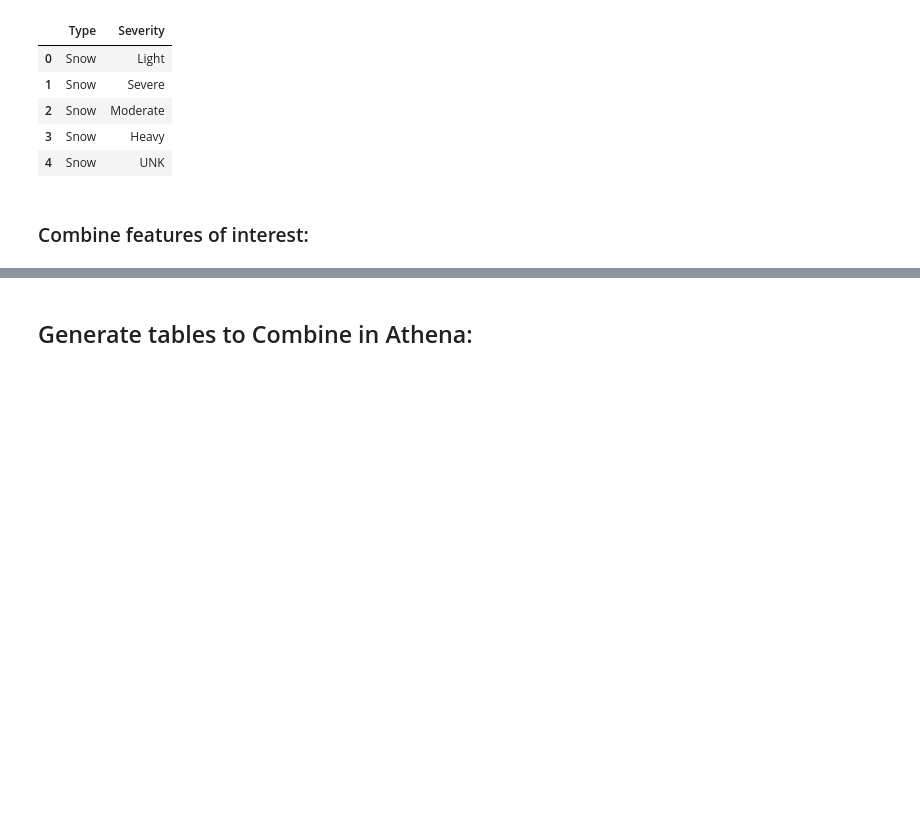
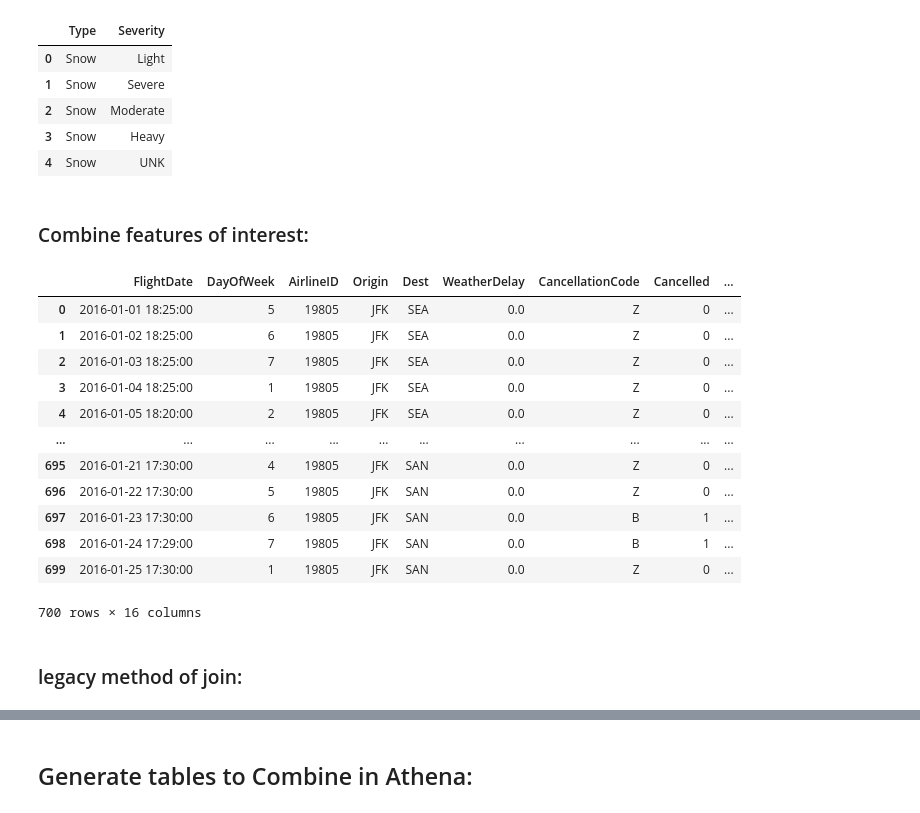
Before and after one commit to fausa/ADS508, a Jupyter notebook: Susy_EDA.ipynb, the cells around one changed output, grey strips where cells are left out. Cells and saved outputs as stored; diff of their text form; code cells hidden in the pictures; blank space fills up the shorter version.

```diff
--- a/Susy_EDA.ipynb
+++ b/Susy_EDA.ipynb
@@ -719,7 +730,23 @@ JFK_Flights_FS['Dest_Weather_Precipitation'] = 0.0
 JFK_Flights_FS['CancellationCode'].replace(np.nan, value='Z', inplace = True)
 JFK_Flights_FS['WeatherDelay'].replace(np.nan, value=0.0, inplace = True)
 # %%
-JFK_Flights_FS.tail(700)
+JFK_Flights_FS.head(700)
+# %% [output]
+|  | FlightDate | DayOfWeek | AirlineID | Origin | Dest | WeatherDelay | CancellationCode | Cancelled | ... |
+| 0 | 2016-01-01 18:25:00 | 5 | 19805 | JFK | SEA | 0.0 | Z | 0 | ... |
+| 1 | 2016-01-02 18:25:00 | 6 | 19805 | JFK | SEA | 0.0 | Z | 0 | ... |
+| 2 | 2016-01-03 18:25:00 | 7 | 19805 | JFK | SEA | 0.0 | Z | 0 | ... |
+| 3 | 2016-01-04 18:25:00 | 1 | 19805 | JFK | SEA | 0.0 | Z | 0 | ... |
+| 4 | 2016-01-05 18:20:00 | 2 | 19805 | JFK | SEA | 0.0 | Z | 0 | ... |
+| ... | ... | ... | ... | ... | ... | ... | ... | ... | ... |
+| 695 | 2016-01-21 17:30:00 | 4 | 19805 | JFK | SAN | 0.0 | Z | 0 | ... |
+| 696 | 2016-01-22 17:30:00 | 5 | 19805 | JFK | SAN | 0.0 | Z | 0 | ... |
+| 697 | 2016-01-23 17:30:00 | 6 | 19805 | JFK | SAN | 0.0 | B | 1 | ... |
+| 698 | 2016-01-24 17:29:00 | 7 | 19805 | JFK | SAN | 0.0 | B | 1 | ... |
+| 699 | 2016-01-25 17:30:00 | 1 | 19805 | JFK | SAN | 0.0 | Z | 0 | ... |
+700 rows × 16 columns
+# %% [markdown]
+### legacy method of join:
 # %%
 # Add the weatherUS 2016 weather data for the matching
 # records based on date and location:
```
Also changed, not shown: parts of 17 cells of this notebook.
